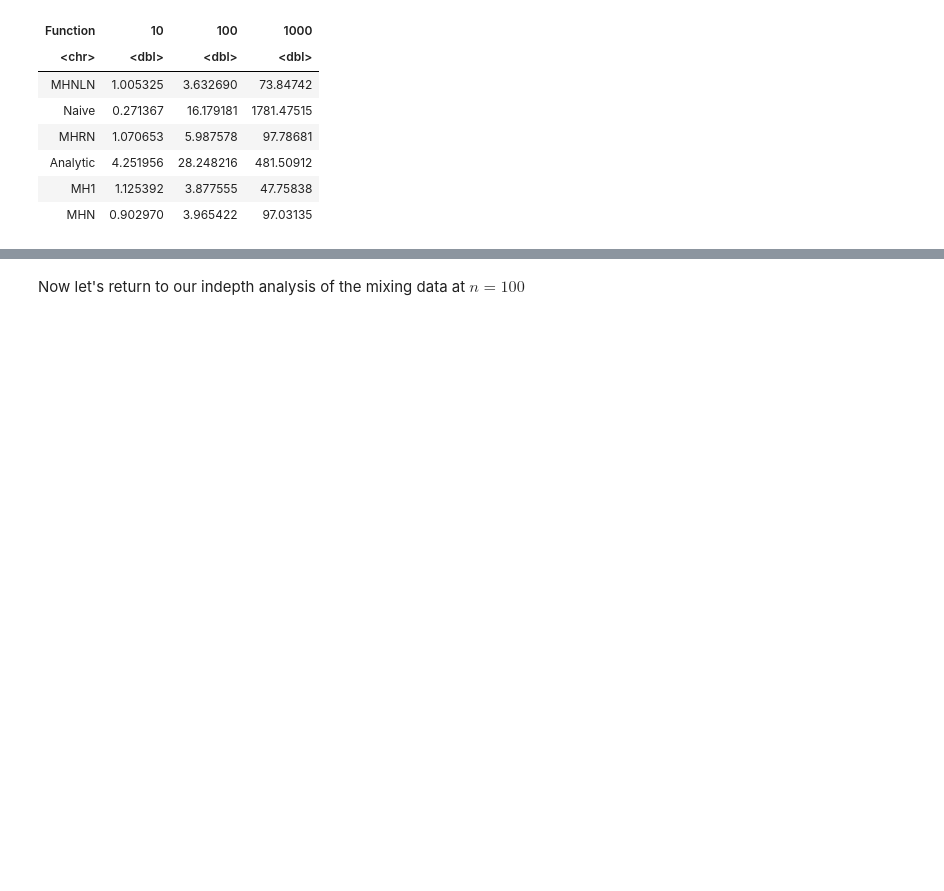
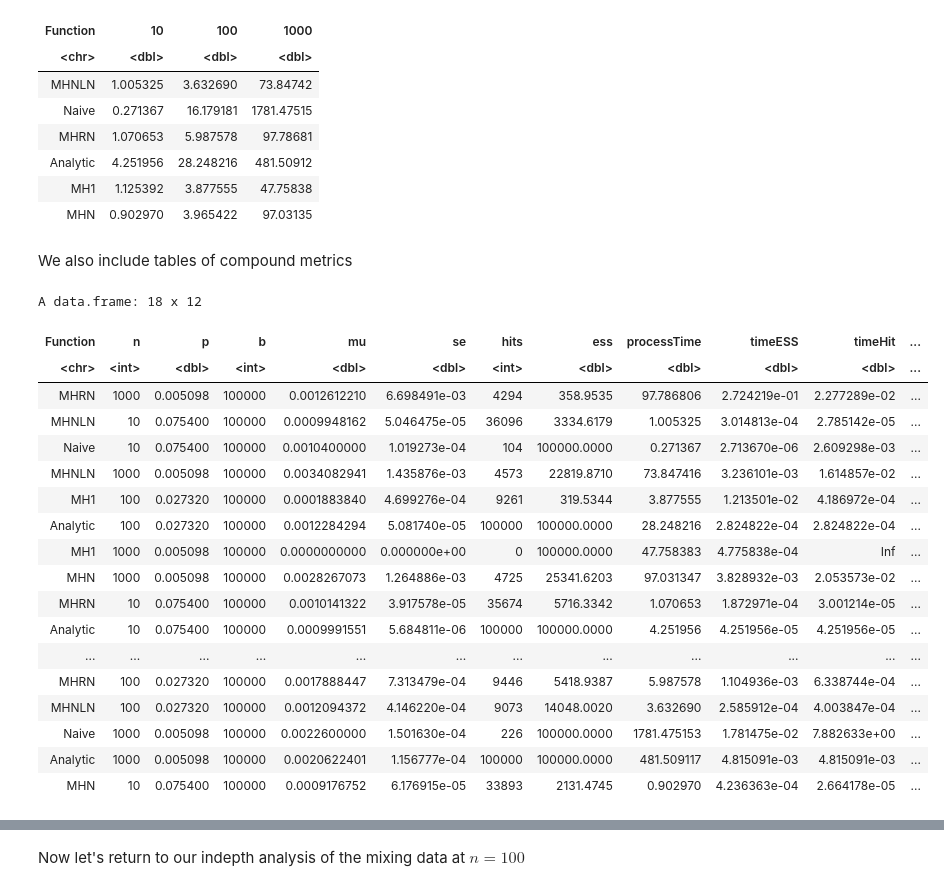
Before and after one commit to zach-lau/Graph-Connectivity, a Jupyter notebook: plot.ipynb, the cells around one changed output, grey strips where cells are left out. Cells and saved outputs as stored; diff of their text form; code cells hidden in the pictures; blank space fills up the shorter version.

```diff
--- a/plot.ipynb
+++ b/plot.ipynb
@@ -366,3 +366,31 @@ A tibble: 6 x 4
 | Analytic | 4.251956 | 28.248216 | 481.50912 |
 | MH1 | 1.125392 | 3.877555 | 47.75838 |
 | MHN | 0.902970 | 3.965422 | 97.03135 |
+# %% [markdown]
+We also include tables of compound metrics
+# %%
+# We add all the compound metrics as tables
+results$timeESS <- results$processTime/results$ess
+results$timeHit <- results$processTime/results$hits
+results$timePrec <- results$processTime*results$se^2
+results
+# %% [output]
+A data.frame: 18 x 12
+| Function | n | p | b | mu | se | hits | ess | processTime | timeESS | timeHit | ... |
+| <chr> | <int> | <dbl> | <int> | <dbl> | <dbl> | <int> | <dbl> | <dbl> | <dbl> | <dbl> | ... |
+| MHRN | 1000 | 0.005098 | 100000 | 0.0012612210 | 6.698491e-03 | 4294 | 358.9535 | 97.786806 | 2.724219e-01 | 2.277289e-02 | ... |
+| MHNLN | 10 | 0.075400 | 100000 | 0.0009948162 | 5.046475e-05 | 36096 | 3334.6179 | 1.005325 | 3.014813e-04 | 2.785142e-05 | ... |
+| Naive | 10 | 0.075400 | 100000 | 0.0010400000 | 1.019273e-04 | 104 | 100000.0000 | 0.271367 | 2.713670e-06 | 2.609298e-03 | ... |
+| MHNLN | 1000 | 0.005098 | 100000 | 0.0034082941 | 1.435876e-03 | 4573 | 22819.8710 | 73.847416 | 3.236101e-03 | 1.614857e-02 | ... |
+| MH1 | 100 | 0.027320 | 100000 | 0.0001883840 | 4.699276e-04 | 9261 | 319.5344 | 3.877555 | 1.213501e-02 | 4.186972e-04 | ... |
+| Analytic | 100 | 0.027320 | 100000 | 0.0012284294 | 5.081740e-05 | 100000 | 100000.0000 | 28.248216 | 2.824822e-04 | 2.824822e-04 | ... |
+| MH1 | 1000 | 0.005098 | 100000 | 0.0000000000 | 0.000000e+00 | 0 | 100000.0000 | 47.758383 | 4.775838e-04 | Inf | ... |
+| MHN | 1000 | 0.005098 | 100000 | 0.0028267073 | 1.264886e-03 | 4725 | 25341.6203 | 97.031347 | 3.828932e-03 | 2.053573e-02 | ... |
+| MHRN | 10 | 0.075400 | 100000 | 0.0010141322 | 3.917578e-05 | 35674 | 5716.3342 | 1.070653 | 1.872971e-04 | 3.001214e-05 | ... |
+| Analytic | 10 | 0.075400 | 100000 | 0.0009991551 | 5.684811e-06 | 100000 | 100000.0000 | 4.251956 | 4.251956e-05 | 4.251956e-05 | ... |
+| ... | ... | ... | ... | ... | ... | ... | ... | ... | ... | ... | ... |
+| MHRN | 100 | 0.027320 | 100000 | 0.0017888447 | 7.313479e-04 | 9446 | 5418.9387 | 5.987578 | 1.104936e-03 | 6.338744e-04 | ... |
+| MHNLN | 100 | 0.027320 | 100000 | 0.0012094372 | 4.146220e-04 | 9073 | 14048.0020 | 3.632690 | 2.585912e-04 | 4.003847e-04 | ... |
+| Naive | 1000 | 0.005098 | 100000 | 0.0022600000 | 1.501630e-04 | 226 | 100000.0000 | 1781.475153 | 1.781475e-02 | 7.882633e+00 | ... |
+| Analytic | 1000 | 0.005098 | 100000 | 0.0020622401 | 1.156777e-04 | 100000 | 100000.0000 | 481.509117 | 4.815091e-03 | 4.815091e-03 | ... |
+| MHN | 10 | 0.075400 | 100000 | 0.0009176752 | 6.176915e-05 | 33893 | 2131.4745 | 0.902970 | 4.236363e-04 | 2.664178e-05 | ... |
```
Also changed, not shown: parts of 1 cell of this notebook.
